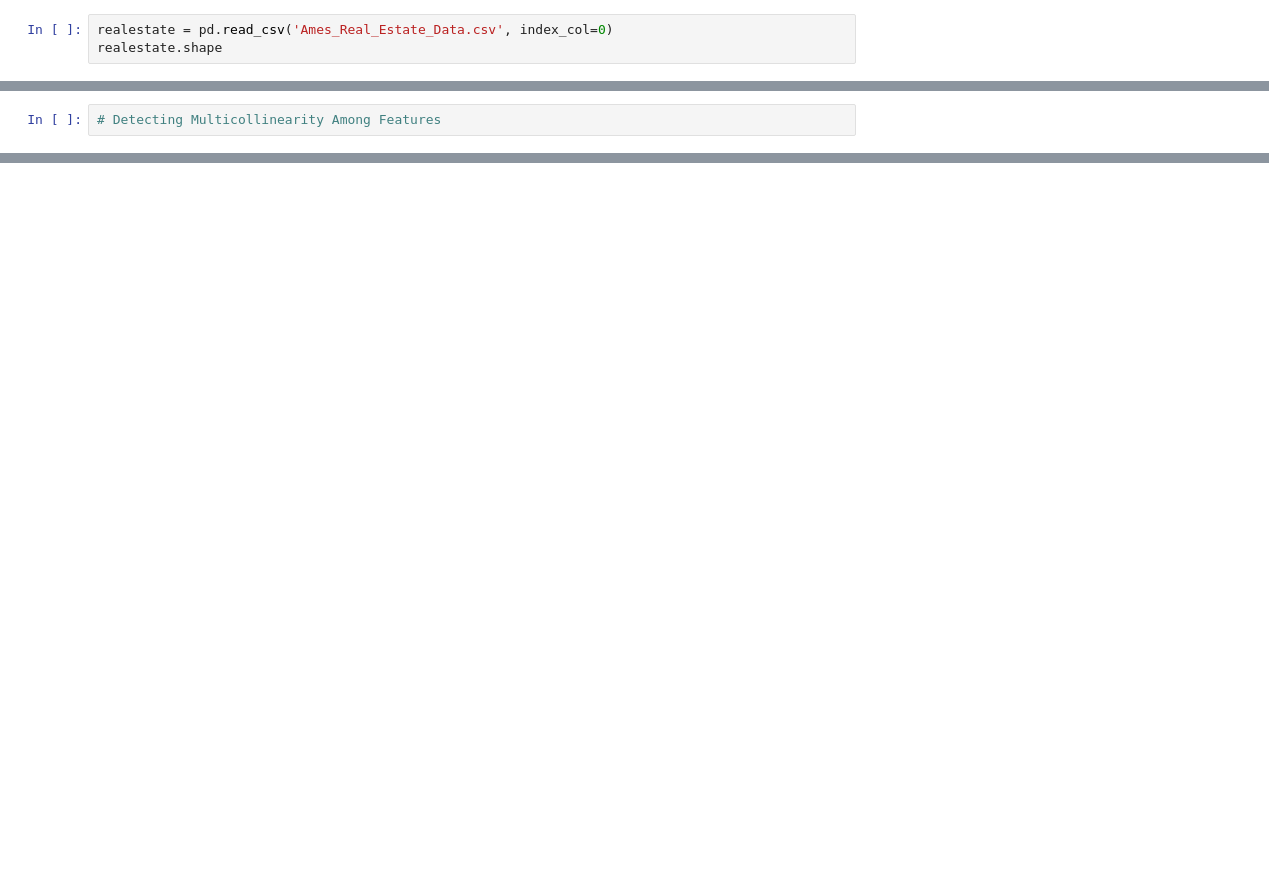
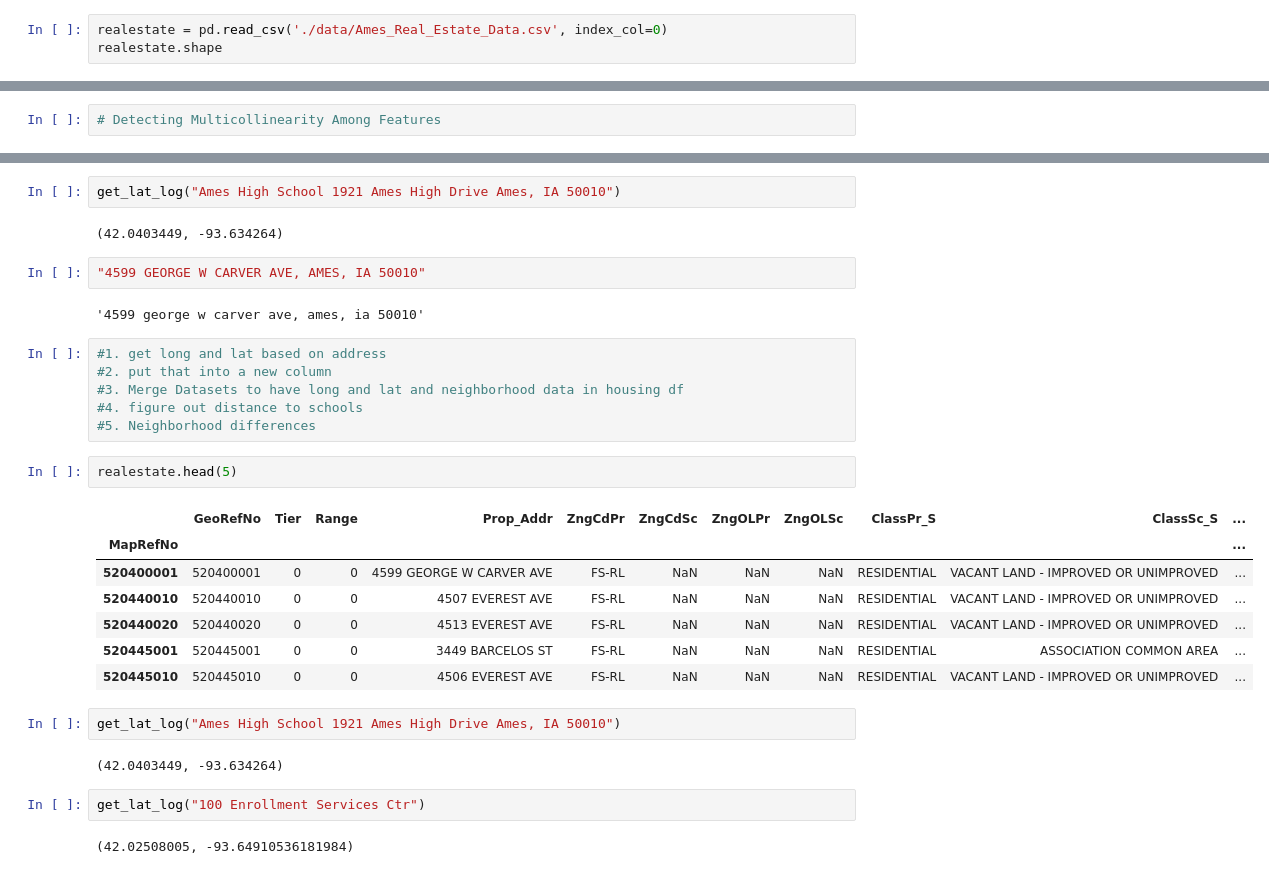
Before and after one commit to brandoncryu/ames_ml_project, a Jupyter notebook: Isabel_EDA.ipynb, the cells around one changed output, grey strips where cells are left out. Drawn from its saved outputs; the diff is of its cells as text; blank space fills up the shorter version.

Commit message:
Neighborhood Analysis Latlong

```diff
--- a/Isabel_EDA.ipynb
+++ b/Isabel_EDA.ipynb
@@ -114,5 +138,5 @@ dtype: int64
 # %%
-realestate = pd.read_csv('Ames_Real_Estate_Data.csv', index_col=0)
+realestate = pd.read_csv('./data/Ames_Real_Estate_Data.csv', index_col=0)
 realestate.shape
 # %% [output]
 (22213, 90)
@@ -674,0 +1071,32 @@ ValueError: could not convert string to float: 'RL'
+# %%
+get_lat_log("Ames High School 1921 Ames High Drive Ames, IA 50010")
+# %% [output]
+(42.0403449, -93.634264)
+# %%
+"4599 GEORGE W CARVER AVE, AMES, IA 50010"
+# %% [output]
+'4599 george w carver ave, ames, ia 50010'
+# %%
+#1. get long and lat based on address
+#2. put that into a new column
+#3. Merge Datasets to have long and lat and neighborhood data in housing df
+#4. figure out distance to schools
+#5. Neighborhood differences
+# %%
+realestate.head(5)
+# %% [output]
+|  | GeoRefNo | Tier | Range | Prop_Addr | ZngCdPr | ZngCdSc | ZngOLPr | ZngOLSc | ClassPr_S | ClassSc_S | ... |
+| MapRefNo |  |  |  |  |  |  |  |  |  |  | ... |
+| 520400001 | 520400001 | 0 | 0 | 4599 GEORGE W CARVER AVE | FS-RL | NaN | NaN | NaN | RESIDENTIAL | VACANT LAND - IMPROVED OR UNIMPROVED | ... |
+| 520440010 | 520440010 | 0 | 0 | 4507 EVEREST AVE | FS-RL | NaN | NaN | NaN | RESIDENTIAL | VACANT LAND - IMPROVED OR UNIMPROVED | ... |
+| 520440020 | 520440020 | 0 | 0 | 4513 EVEREST AVE | FS-RL | NaN | NaN | NaN | RESIDENTIAL | VACANT LAND - IMPROVED OR UNIMPROVED | ... |
+| 520445001 | 520445001 | 0 | 0 | 3449 BARCELOS ST | FS-RL | NaN | NaN | NaN | RESIDENTIAL | ASSOCIATION COMMON AREA | ... |
+| 520445010 | 520445010 | 0 | 0 | 4506 EVEREST AVE | FS-RL | NaN | NaN | NaN | RESIDENTIAL | VACANT LAND - IMPROVED OR UNIMPROVED | ... |
+# %%
+get_lat_log("Ames High School 1921 Ames High Drive Ames, IA 50010")
+# %% [output]
+(42.0403449, -93.634264)
+# %%
+get_lat_log("100 Enrollment Services Ctr")
+# %% [output]
+(42.02508005, -93.64910536181984)
```
Also changed, not shown: parts of 70 cells of this notebook.
